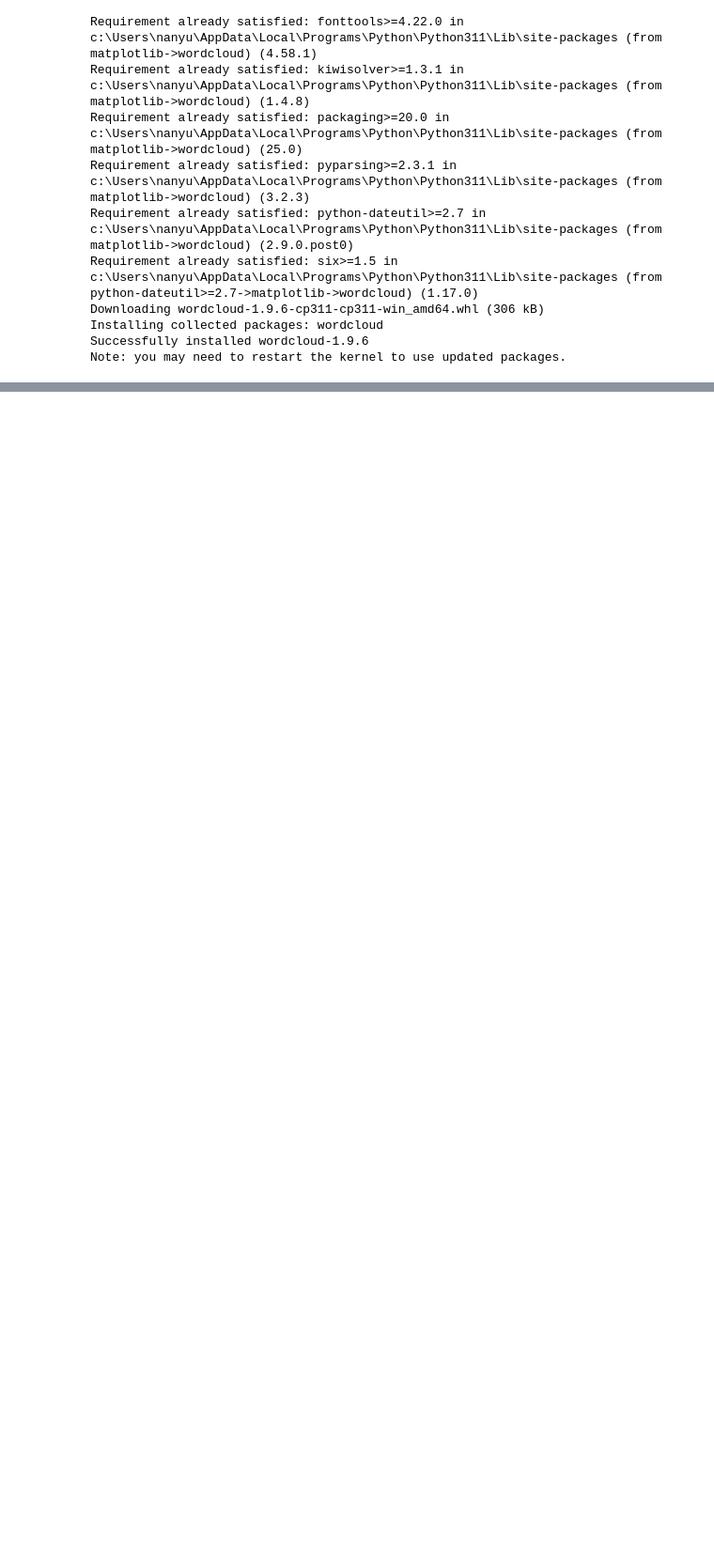
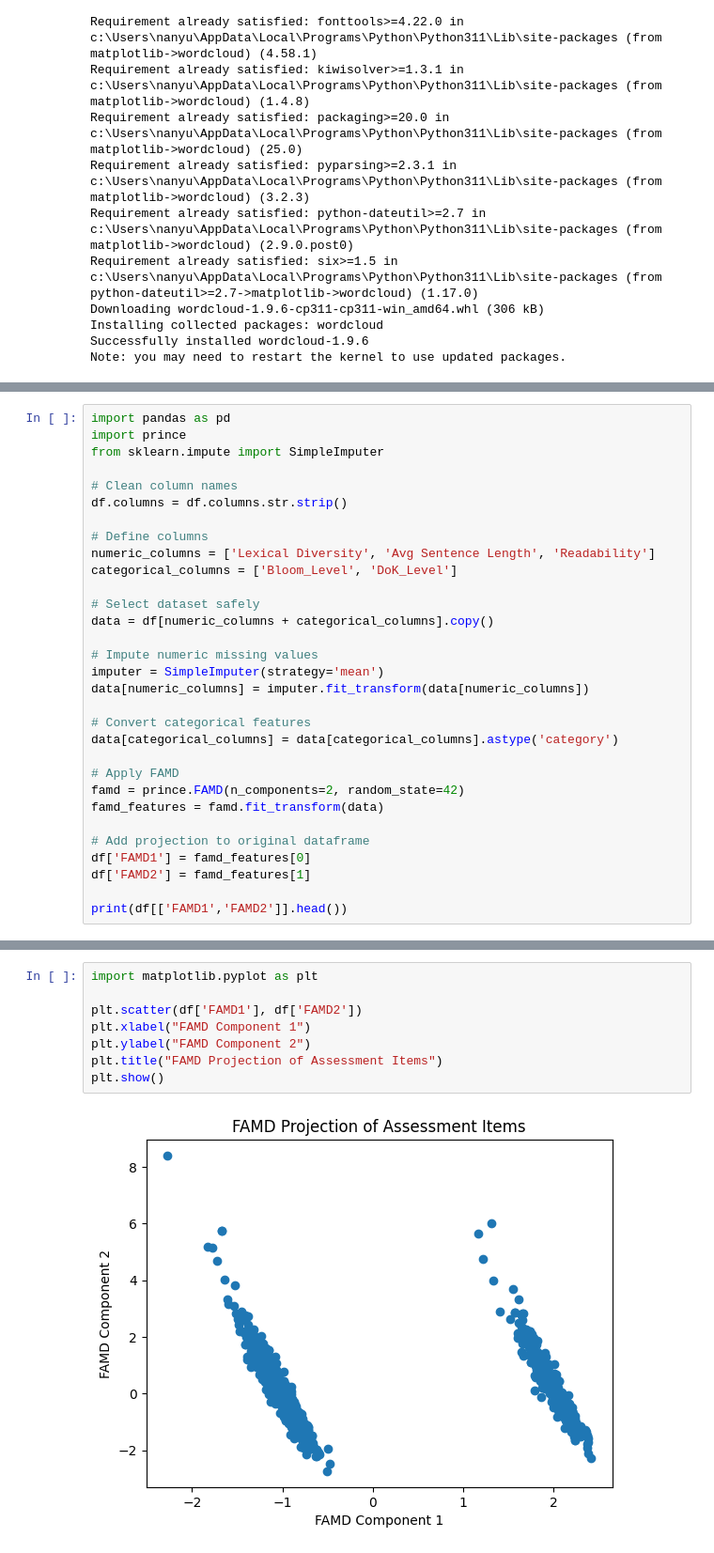
Before and after one commit to Nabanoba/ChatGPT-Curriculum-Assessment, a Jupyter notebook: project.ipynb, the cells around one changed output, grey strips where cells are left out. Shown at 94% size. Saved outputs shown, nothing was run; the diff lists cells and outputs as text; blank space fills up the shorter version.

```diff
--- a/project.ipynb
+++ b/project.ipynb
@@ -251,0 +230,31 @@ PCA completed successfully! Here are the first few rows:
+# %%
+import pandas as pd
+import prince
+from sklearn.impute import SimpleImputer
+
+# Clean column names
+df.columns = df.columns.str.strip()
+
+# Define columns
+numeric_columns = ['Lexical Diversity', 'Avg Sentence Length', 'Readability']
+categorical_columns = ['Bloom_Level', 'DoK_Level']
+
+# Select dataset safely
+data = df[numeric_columns + categorical_columns].copy()
+
+# Impute numeric missing values
+imputer = SimpleImputer(strategy='mean')
+data[numeric_columns] = imputer.fit_transform(data[numeric_columns])
+
+# Convert categorical features
+data[categorical_columns] = data[categorical_columns].astype('category')
+
+# Apply FAMD
+famd = prince.FAMD(n_components=2, random_state=42)
+famd_features = famd.fit_transform(data)
+
+# Add projection to original dataframe
+df['FAMD1'] = famd_features[0]
+df['FAMD2'] = famd_features[1]
+
+print(df[['FAMD1','FAMD2']].head())
@@ -251,0 +268,10 @@ PCA completed successfully! Here are the first few rows:
+# %%
+import matplotlib.pyplot as plt
+
+plt.scatter(df['FAMD1'], df['FAMD2'])
+plt.xlabel("FAMD Component 1")
+plt.ylabel("FAMD Component 2")
+plt.title("FAMD Projection of Assessment Items")
+plt.show()
+# %% [output]
+[figure, added]
```
Also changed, not shown: parts of 15 cells of this notebook, 11 other files.
